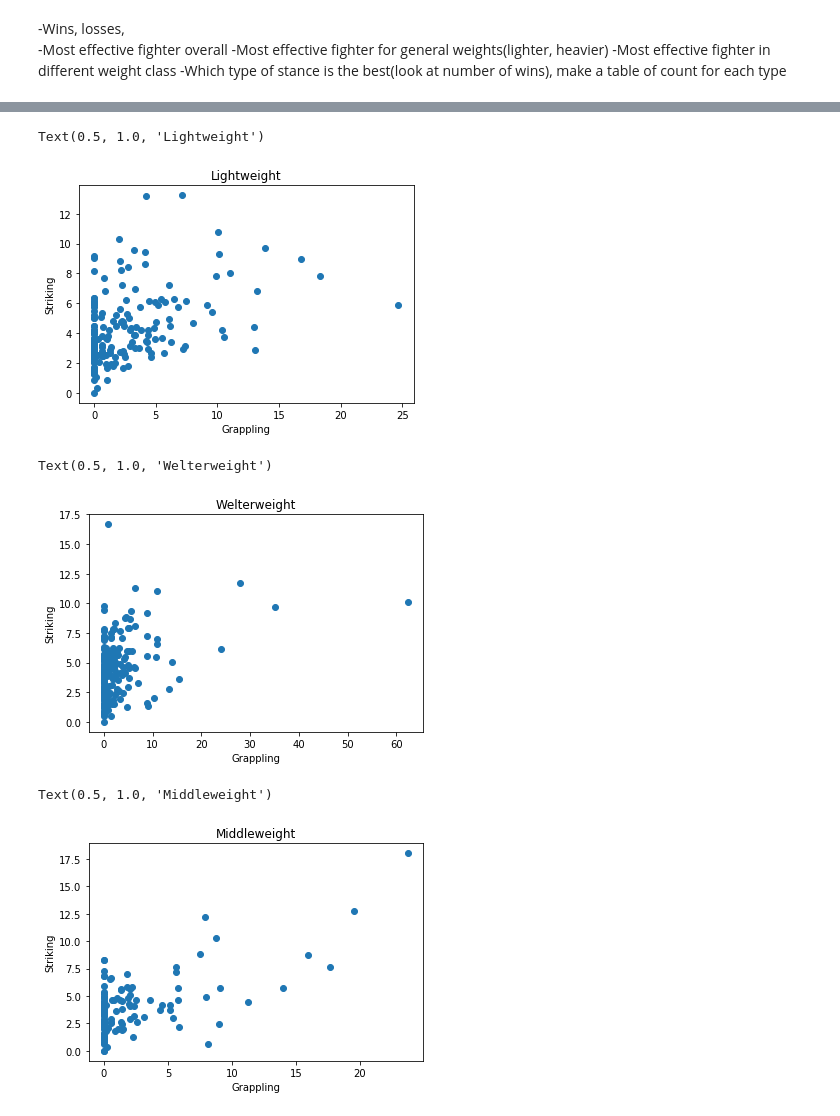
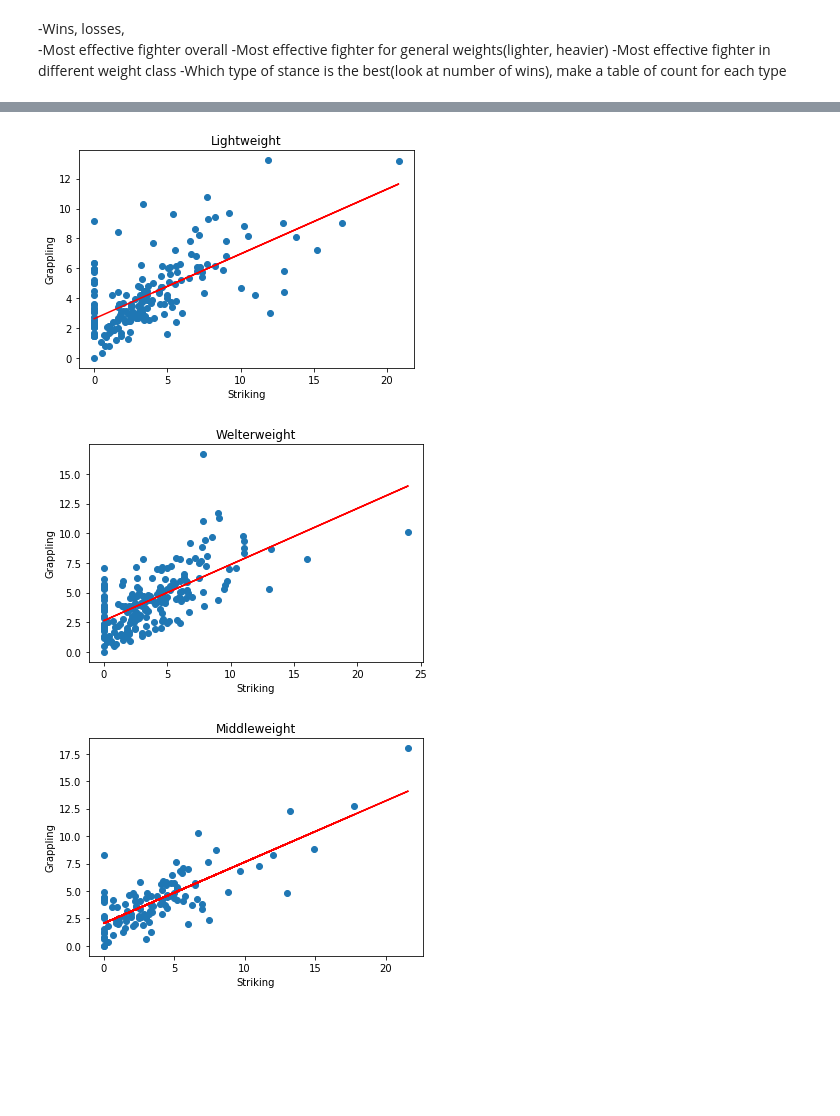
Before and after one commit to danielhill15/Best-UFC-TYPE, a Jupyter notebook: best_ufc_fighter_types (1).ipynb, the cells around one changed output, grey strips where cells are left out. Cells and saved outputs as stored; diff of their text form; code cells hidden in the pictures; blank space fills up the shorter version.

Commit message:
added the linear regression line to the graphs

```diff
--- a/best_ufc_fighter_types (1).ipynb
+++ b/best_ufc_fighter_types (1).ipynb
@@ -52,7 +58,7 @@ grap_val = []
 def_val = []
 for i, rows in updated_ufc.iterrows():
     str_val.append(float(rows["win"] -rows["lose"]) * p2f(rows["Str_Acc"]))
-    grap_val.append(float(rows["win"] -rows["lose"]) * p2f(rows["TD_Acc"]) * (rows["Sub_Avg"] + .0001))
+    grap_val.append(float(rows["win"] -rows["lose"]) * p2f(rows["TD_Acc"]) )
     #should probably add some weight to sub_avg
     #there are a lots of 0% for TD_Acc. We might have to remove those fighters.
     def_val.append(float(rows["win"] -rows["lose"]) * (p2f(rows["Str_Def"]) + p2f(rows["TD_Def"])))
@@ -134,25 +131,24 @@ switch_df = updated_ufc[updated_ufc['stance'] == 'Switch']
+# %%
+def linereg_func(x_val, y_val, title):
+    slope, intercept, r_value, p_value, std_err = stats.linregress(x_val, y_val)
+
+    plt.plot(x_val, y_val, 'o')
+
+    plt.xlabel('Striking')
+    plt.ylabel('Grappling')
+    plt.title(title)
+    x=x_val
+    plt.plot(x, intercept + slope*x, 'r', label='fitted line')
 # %%
-plt.scatter(light_df['grap_val'], light_df['str_val'])
-plt.xlabel('Grappling')
-plt.ylabel('Striking')
-plt.title('Lightweight')
+linereg_func(light_df.grap_val, light_df.str_val, "Lightweight")
 # %% [output]
-Text(0.5, 1.0, 'Lightweight')
-[figure, old version]
+[figure, new version]
 # %%
-plt.scatter(welter_df['grap_val'], welter_df['str_val'])
-plt.xlabel('Grappling')
-plt.ylabel('Striking')
-plt.title('Welterweight')
+linereg_func(welter_df.grap_val, welter_df.str_val, "Welterweight")
 # %% [output]
-Text(0.5, 1.0, 'Welterweight')
-[figure, old version]
+[figure, new version]
 # %%
-plt.scatter(middle_df['grap_val'], middle_df['str_val'])
-plt.xlabel('Grappling')
-plt.ylabel('Striking')
-plt.title('Middleweight')
+linereg_func(middle_df.grap_val, middle_df.str_val, "Middleweight")
 # %% [output]
-Text(0.5, 1.0, 'Middleweight')
-[figure, old version]
+[figure, new version]
 # %%
```
Also changed, not shown: parts of 8 cells of this notebook.
